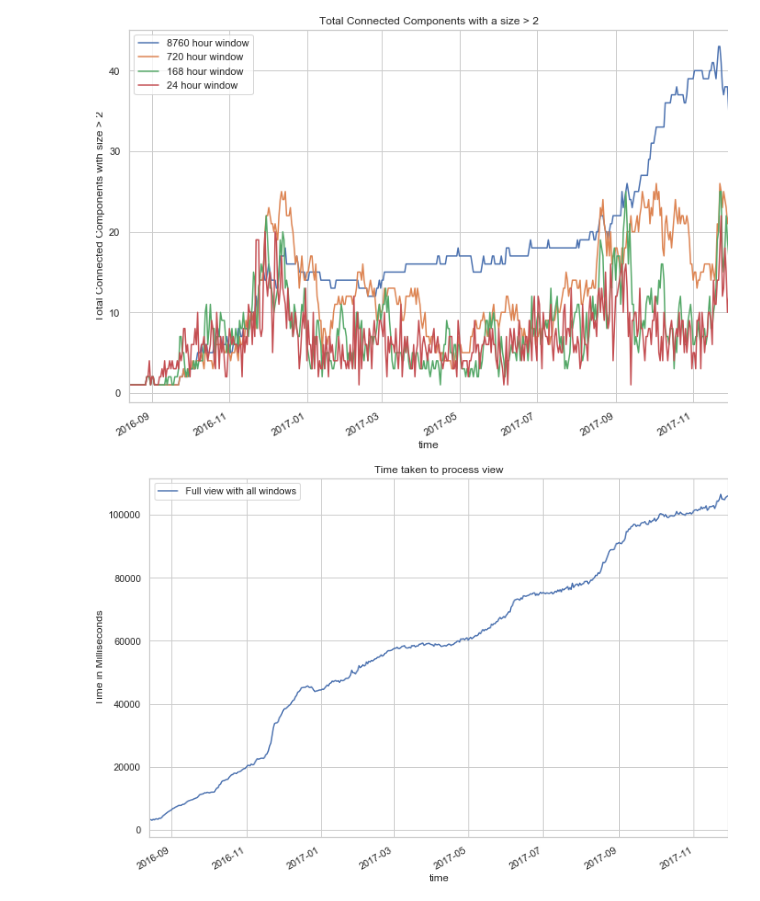
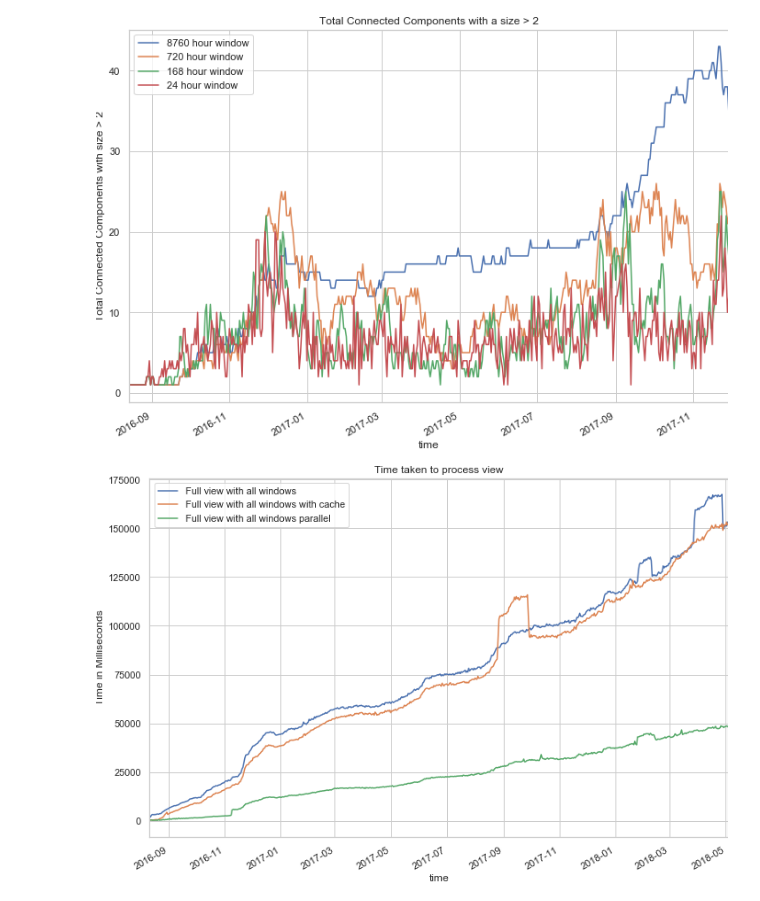
Before and after one commit to miratepuffin/Raphtory-Deployment, a Jupyter notebook: JupyterPlotting/Gab Plots.ipynb, the cells around one changed output. Cells and saved outputs as stored; diff of their text form; code cells hidden in the pictures.

```diff
--- a/JupyterPlotting/Gab Plots.ipynb
+++ b/JupyterPlotting/Gab Plots.ipynb
@@ -100,18 +100,38 @@ with open('bigCC.json') as json_file:
 [figure]
 # %%
 windows = [31536000000,2592000000,604800000,86400000]
+
+cc1=0
+cc2=0
+cc3=0
+
 with open('bigCC.json') as json_file:
-    x = json.load(json_file)
-    x= pd.DataFrame(x['views'])
-    x['time'] = pd.to_datetime(x['time'],unit='ms')
-    x = x[x['total'] != 0]
-    a4_dims = (11.7, 8.27)
-    fig, ax = plt.subplots(figsize=a4_dims)
-    plt.title('Time taken to process view')
-    plt.xlabel('Date')
-    plt.ylabel('Time in Milliseconds')
-    hours = "Full view with all windows"
-    x.plot(x='time', y='viewTime',ax=ax, label=hours)
-    plt.show()
+    cc1 = json.load(json_file)
+    cc1= pd.DataFrame(cc1['views'])
+    cc1['time'] = pd.to_datetime(cc1['time'],unit='ms')
+    cc1 = cc1[cc1['total'] != 0]
+
+with open('bigCC2.json') as json_file:
+    cc2 = json.load(json_file)
+    cc2= pd.DataFrame(cc2['views'])
+    cc2['time'] = pd.to_datetime(cc2['time'],unit='ms')
+    cc2 = cc2[cc2['total'] != 0]
+
+with open('bigCC3.json') as json_file:
+    cc3 = json.load(json_file)
+    cc3= pd.DataFrame(cc3['views'])
+    cc3['time'] = pd.to_datetime(cc3['time'],unit='ms')
+    cc3 = cc3[cc3['total'] != 0]
+
+a4_dims = (11.7, 8.27)
+fig, ax = plt.subplots(figsize=a4_dims)
+plt.title('Time taken to process view')
+plt.xlabel('Date')
+plt.ylabel('Time in Milliseconds')
+cc1.plot(x='time', y='viewTime',ax=ax, label="Full view with all windows")
+cc2.plot(x='time', y='viewTime',ax=ax, label="Full view with all windows with cache")
+cc3.plot(x='time', y='viewTime',ax=ax, label="Full view with all windows parallel")
+
+plt.show()
 # %% [output]
-[figure, old version]
+[figure, new version]
```
Also changed, not shown: parts of 2 cells of this notebook, 5 other files.
